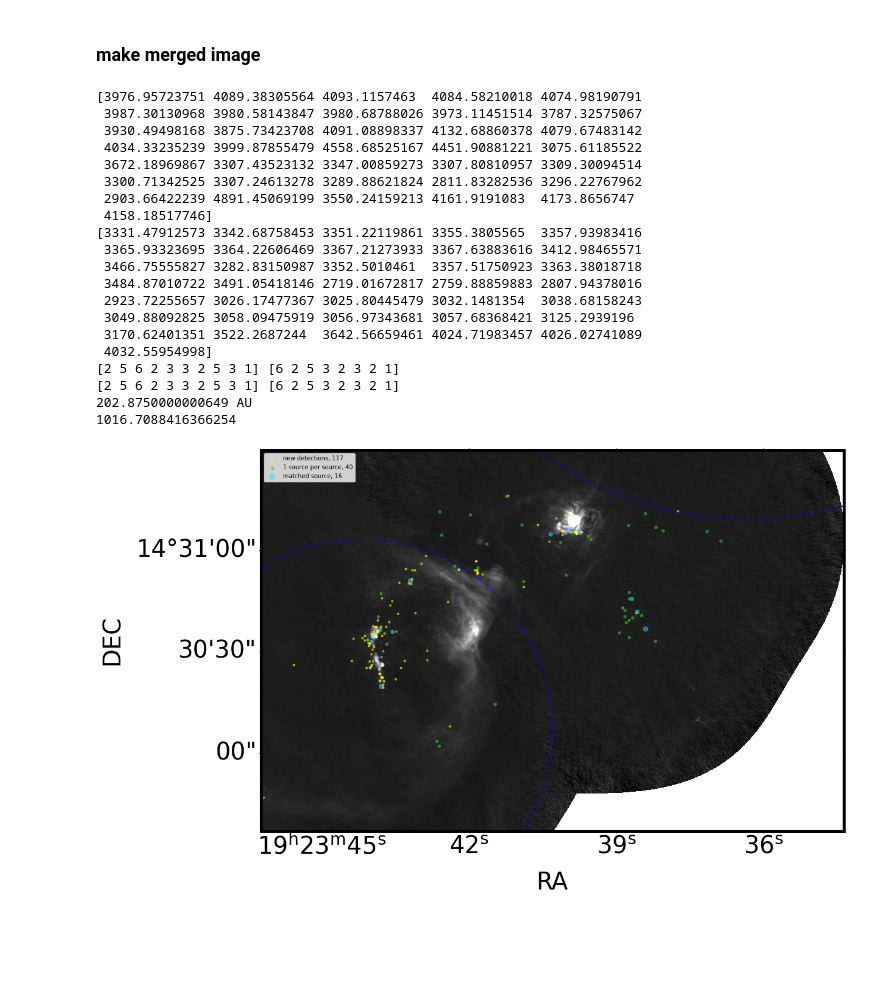
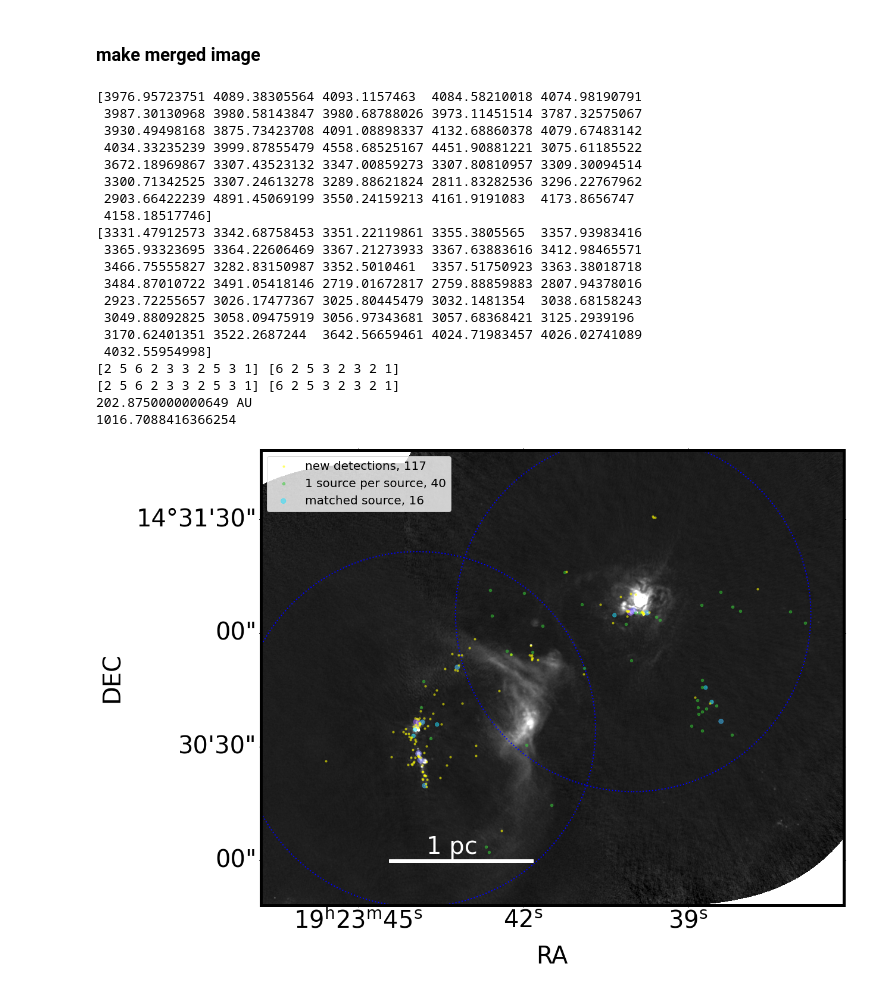
Before and after one commit to tyoo37/w51_frag_new, a Jupyter notebook: fragment/fragment_map.ipynb, the cells around one changed output. Saved outputs shown, nothing was run; the diff lists cells and outputs as text; code cells hidden in the pictures; blank space fills up the shorter version.

```diff
--- a/fragment/fragment_map.ipynb
+++ b/fragment/fragment_map.ipynb
@@ -394,25 +394,28 @@ image_b3_w51e = fitsdata_b3[0].data
 if len(image_b3_w51e.shape)>2:
     image_b3_w51e = fitsdata_b3[0].data[0][0]
 hdrB3_w51e_hr = fits.getheader(Path.w51e_b3_tt0)
+wcsB3_w51e_hr = WCS(hdrB3_w51e_hr,naxis=2)
 
 fitsdata_b3 = fits.open(Path.w51n_b3_tt0)
 image_b3_w51n = fitsdata_b3[0].data
 if len(image_b3_w51n.shape)>2:
     image_b3_w51n = fitsdata_b3[0].data[0][0]
 hdrB3_w51n_hr = fits.getheader(Path.w51n_b3_tt0)
+wcsB3_w51n_hr = WCS(hdrB3_w51n_hr,naxis=2)
 
 fitsdata_b6 = fits.open(Path.w51e_b6_tt0)
 image_b6_w51e = fitsdata_b6[0].data
 if len(image_b6_w51e.shape)>2:
     image_b6_w51e = fitsdata_b6[0].data[0][0]
 hdrB6_w51e_hr = fits.getheader(Path.w51e_b6_tt0)
+wcsB6_w51e_hr = WCS(hdrB6_w51e_hr,naxis=2)
 
 fitsdata_b6 = fits.open(Path.w51n_b6_tt0)
 image_b6_w51n = fitsdata_b6[0].data
 if len(image_b6_w51n.shape)>2:
     image_b6_w51n = fitsdata_b6[0].data[0][0]
 hdrB6_w51n_hr = fits.getheader(Path.w51n_b6_tt0)
-
+wcsB6_w51n_hr = WCS(hdrB6_w51n_hr,naxis=2)
 hdrB6_w51e_almaimf = fits.getheader(Path.w51e_b6_almaimf)
 wcsB6_w51e_almaimf = WCS(hdrB6_w51e_almaimf,naxis=2)
 beamb6_w51e_almaimf = Beam.from_fits_header(hdrB6_w51e_almaimf)
@@ -850,37 +853,37 @@ core_xpix_w51n_moresource = np.append(core_xpix_w51n[moresourceind_w51n], -1)
 core_ypix_w51n_moresource = np.append(core_ypix_w51n[moresourceind_w51n], -1)
 num_moresources = len(moresourceind_w51e)+len(moresourceind_w51n)
 print(colors_w51e, colors_w51n)
 print(sizes_w51e, sizes_w51n)
 ax1.scatter(core_xpix_w51e_moresource, core_ypix_w51e_moresource ,c = colors_w51e, s = sizes_w51e*20, cmap = cmap, label='matched source, %d'%num_moresources, norm=norm, zorder=5, alpha=0.5)
 ax1.scatter(core_xpix_w51n_moresource, core_ypix_w51n_moresource ,c = colors_w51n, s = sizes_w51n*20, cmap = cmap, norm=norm, zorder=4, alpha=0.5)
-ax1.legend()
+ax1.legend(fontsize=20)
 
-draw_field_of_view(ax1, image_w51e, wcs_w51e, wcs_out, color='b', lw=2, ls='dotted')
-draw_field_of_view(ax1, image_w51n_reprojected, wcs_w51n, wcs_out, color='b', lw=2, ls='dotted')
-add_scale_bar(ax1,2300,600, 1*u.pc, scale_w51e, 5.41*u.kpc,xoffset=-0.14, pad=60)
-ax1.set_xlim(1600,6200)
-ax1.set_ylim(1000,4000)
+draw_field_of_view(ax1, image_b3_w51e, wcsB3_w51e_hr, wcs_out, color='b', lw=2, ls='dotted')
+draw_field_of_view(ax1, image_b3_w51n, wcsB3_w51n_hr, wcs_out, color='b', lw=2, ls='dotted')
+add_scale_bar(ax1,2300,1600, 1*u.pc, scale_w51e, 5.41*u.kpc,xoffset=-0.14, pad=60)
+ax1.set_xlim(1400,5500)
+ax1.set_ylim(1300,4500)
 ax1.set_xlabel('RA' ,fontsize=40)
 ax1.set_ylabel('DEC', fontsize=40)
 # %% [output]
 [3976.95723751 4089.38305564 4093.1157463  4084.58210018 4074.98190791
  3987.30130968 3980.58143847 3980.68788026 3973.11451514 3787.32575067
  3930.49498168 3875.73423708 4091.08898337 4132.68860378 4079.67483142
  4034.33235239 3999.87855479 4558.68525167 4451.90881221 3075.61185522
  3672.18969867 3307.43523132 3347.00859273 3307.80810957 3309.30094514
  3300.71342525 3307.24613278 3289.88621824 2811.83282536 3296.22767962
  2903.66422239 4891.45069199 3550.24159213 4161.9191083  4173.8656747
  4158.18517746]
 [3331.47912573 3342.68758453 3351.22119861 3355.3805565  3357.93983416
  3365.93323695 3364.22606469 3367.21273933 3367.63883616 3412.98465571
  3466.75555827 3282.83150987 3352.5010461  3357.51750923 3363.38018718
  3484.87010722 3491.05418146 2719.01672817 2759.88859883 2807.94378016
  2923.72255657 3026.17477367 3025.80445479 3032.1481354  3038.68158243
  3049.88092825 3058.09475919 3056.97343681 3057.68368421 3125.2939196
  3170.62401351 3522.2687244  3642.56659461 4024.71983457 4026.02741089
  4032.55954998]
 [2 5 6 2 3 3 2 5 3 1] [6 2 5 3 2 3 2 1]
 [2 5 6 2 3 3 2 5 3 1] [6 2 5 3 2 3 2 1]
 202.8750000000649 AU
 1016.7088416366254
-[figure, old version]
+[figure, new version]
```
